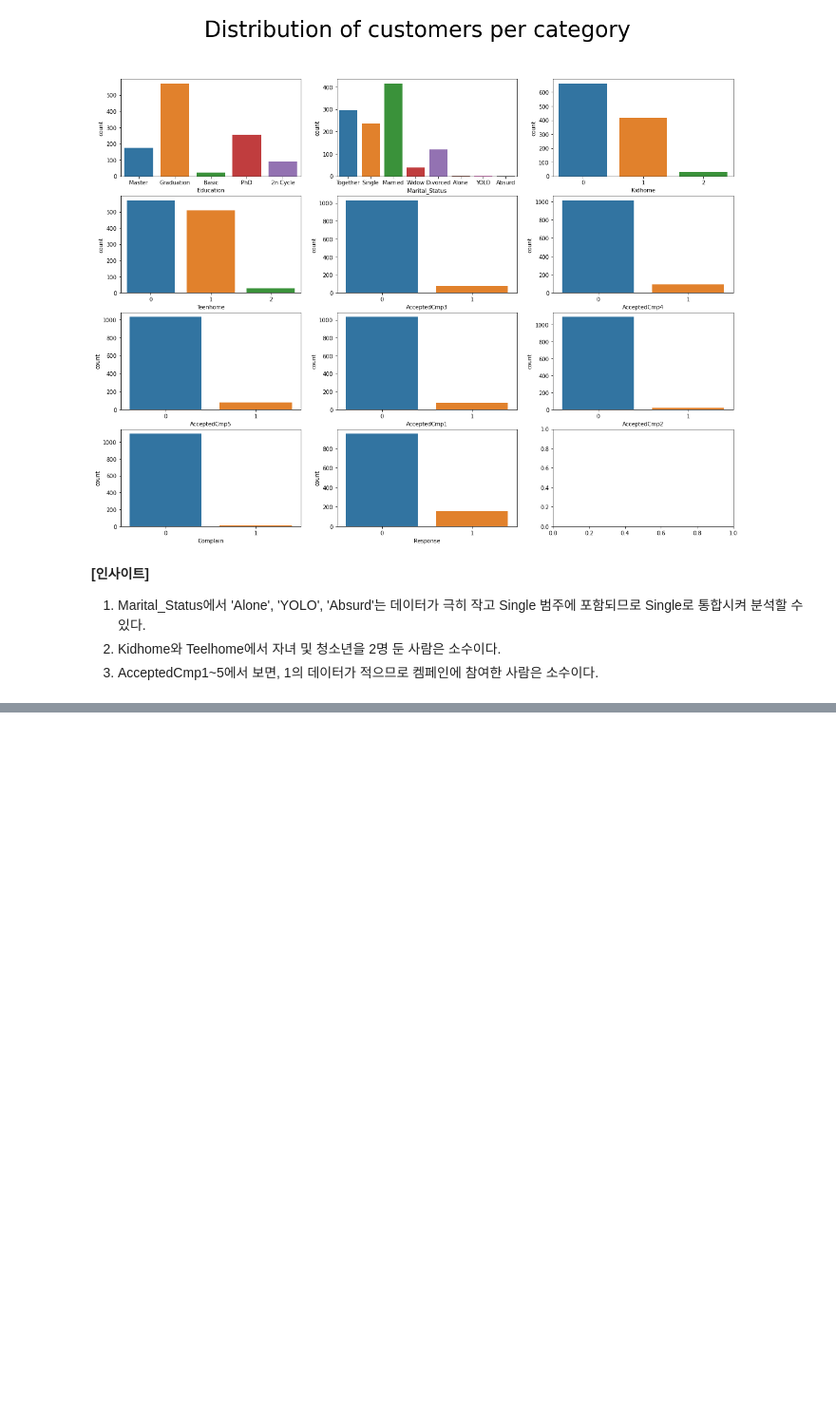
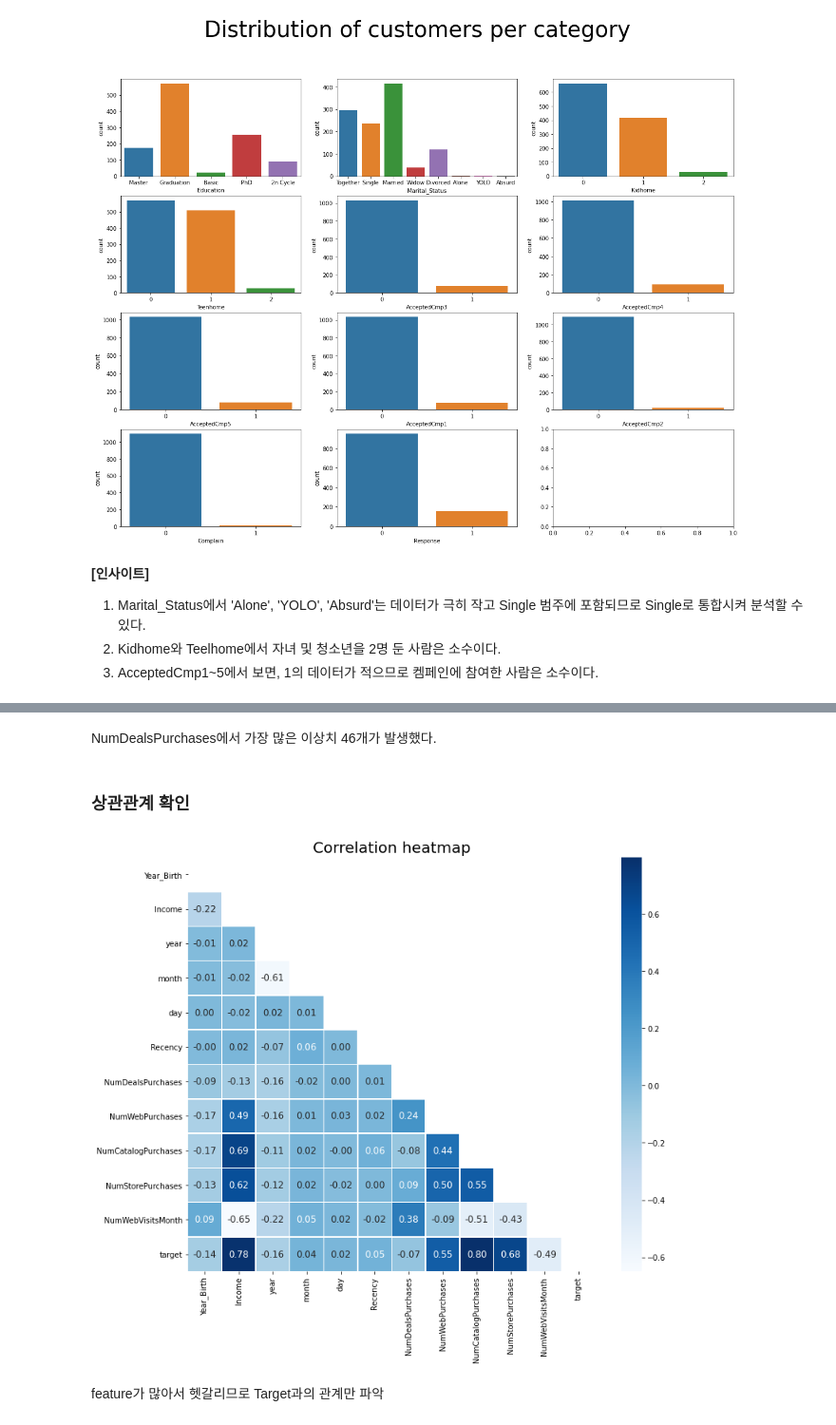
Before and after one commit to Park-Young-Bin/Python_Projects, a Jupyter notebook: 데이콘/[데이콘] 소비자 데이터 기반 소비 예측 경진대회(copy).ipynb, the cells around one changed output, grey strips where cells are left out. Shown at 95% size. Cells and saved outputs as stored; diff of their text form; code cells hidden in the pictures; blank space fills up the shorter version.

```diff
--- a/데이콘/[데이콘] 소비자 데이터 기반 소비 예측 경진대회(copy).ipynb
+++ b/데이콘/[데이콘] 소비자 데이터 기반 소비 예측 경진대회(copy).ipynb
@@ -143,0 +218,24 @@ plt.show()
+# %% [markdown]
+NumDealsPurchases에서 가장 많은 이상치 46개가 발생했다.
+# %% [markdown]
+### 상관관계 확인
+# %%
+quantitative.append('target')
+# %%
+train_corr = train[quantitative]
+scaler= MinMaxScaler()
+train_corr[train_corr.columns] = scaler.fit_transform(train_corr[train_corr.columns])
+corr28 = train_corr.corr(method= 'pearson')
+
+# 삼각형 마스크를 만든다(위 쪽 삼각형에 True, 아래 삼각형에 False)
+mask = np.zeros_like(corr28, dtype=np.bool)
+mask[np.triu_indices_from(mask)] = True # np.triu_indices_from : mask에서 인덱스를 반환 (위쪽 삼각형에 True, 아래 삼각형에 False)
+
+plt.figure(figsize=(12, 10))
+sns.heatmap(data = corr28, cmap='Blues', mask=mask, fmt='.2f', annot = True, annot_kws={'size' : 12}, linewidth=.5)
+plt.title('Correlation heatmap', fontsize=20)
+plt.show()
+# %% [output]
+[figure, added]
+# %% [markdown]
+feature가 많아서 헷갈리므로 Target과의 관계만 파악
```
Also changed, not shown: parts of 50 cells of this notebook.
